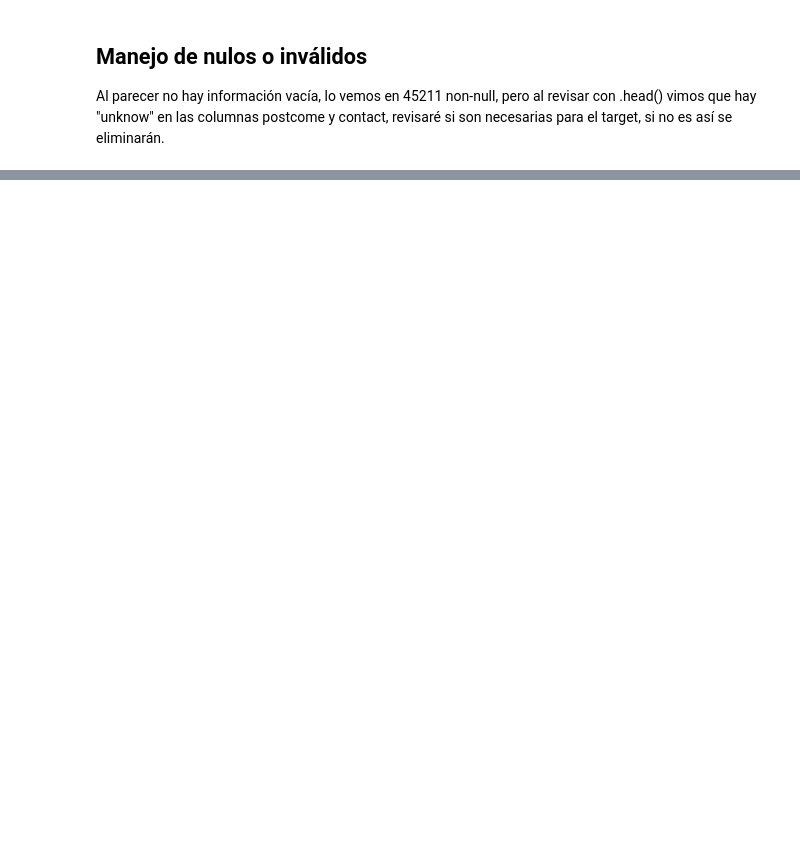
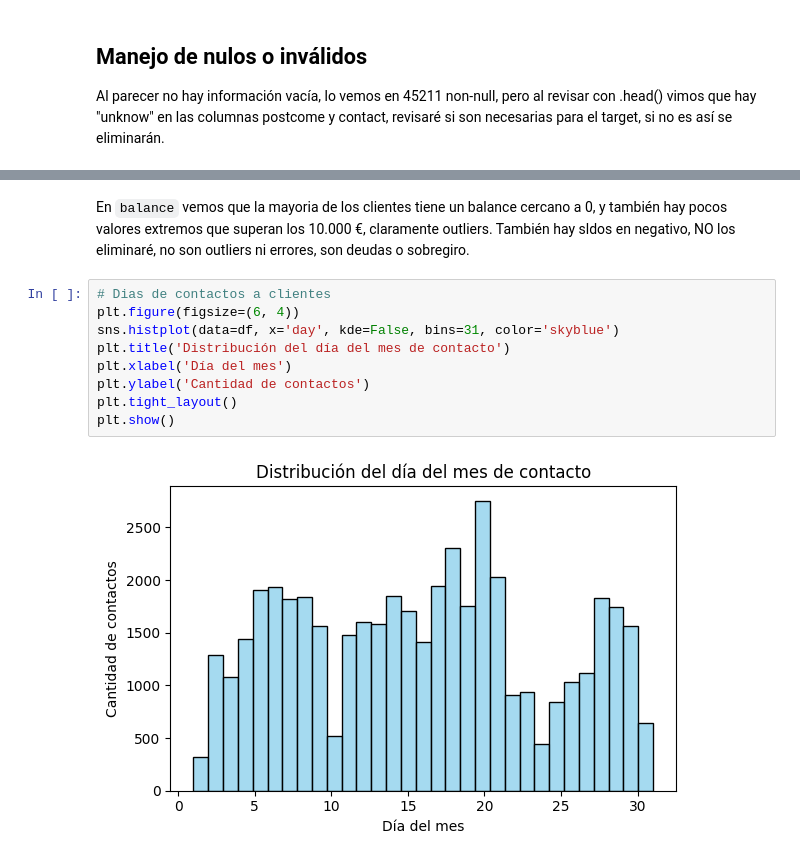
Before and after one commit to cristiangodoyangel/Cristian_Godoy_Examen_2_intento_2, a Jupyter notebook: Cristian_Godoy_Examen_2_intento_2.ipynb, the cells around one changed output, grey strips where cells are left out. Cells and saved outputs as stored; diff of their text form; blank space fills up the shorter version.

```diff
--- a/Cristian_Godoy_Examen_2_intento_2.ipynb
+++ b/Cristian_Godoy_Examen_2_intento_2.ipynb
@@ -87,0 +292,13 @@ Al parecer no hay información vacía, lo vemos en 45211 non-null, pero al revis
+# %% [markdown]
+En  `balance` vemos que la mayoria de los  clientes tiene un balance cercano a 0, y también hay pocos  valores extremos que superan los 10.000 €, claramente outliers. También hay sldos en negativo, NO los eliminaré, no son outliers ni errores, son deudas o sobregiro.
+# %%
+# Dias de contactos a clientes
+plt.figure(figsize=(6, 4))
+sns.histplot(data=df, x='day', kde=False, bins=31, color='skyblue')
+plt.title('Distribución del día del mes de contacto')
+plt.xlabel('Día del mes')
+plt.ylabel('Cantidad de contactos')
+plt.tight_layout()
+plt.show()
+# %% [output]
+[figure, added]
```
Also changed, not shown: parts of 48 cells of this notebook.
